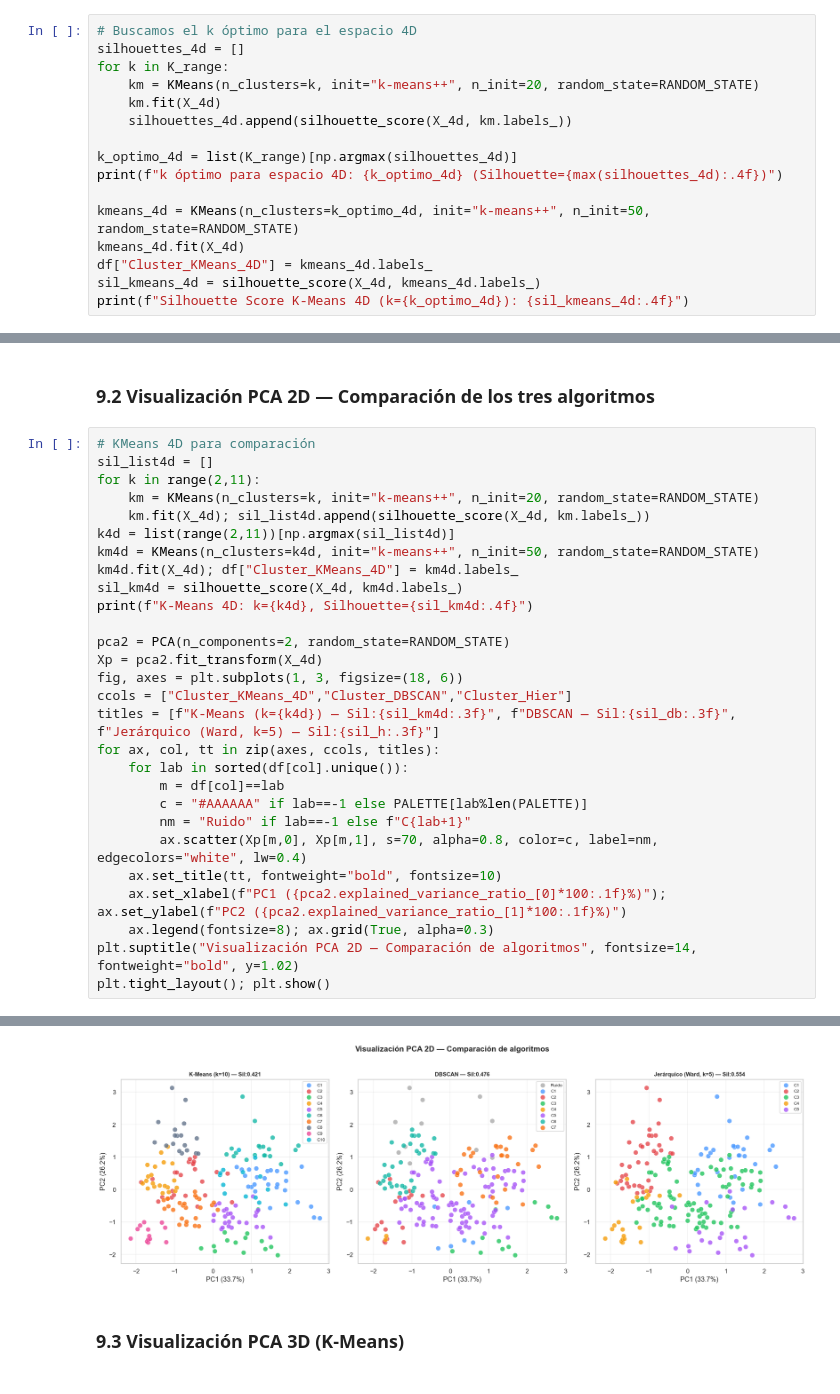
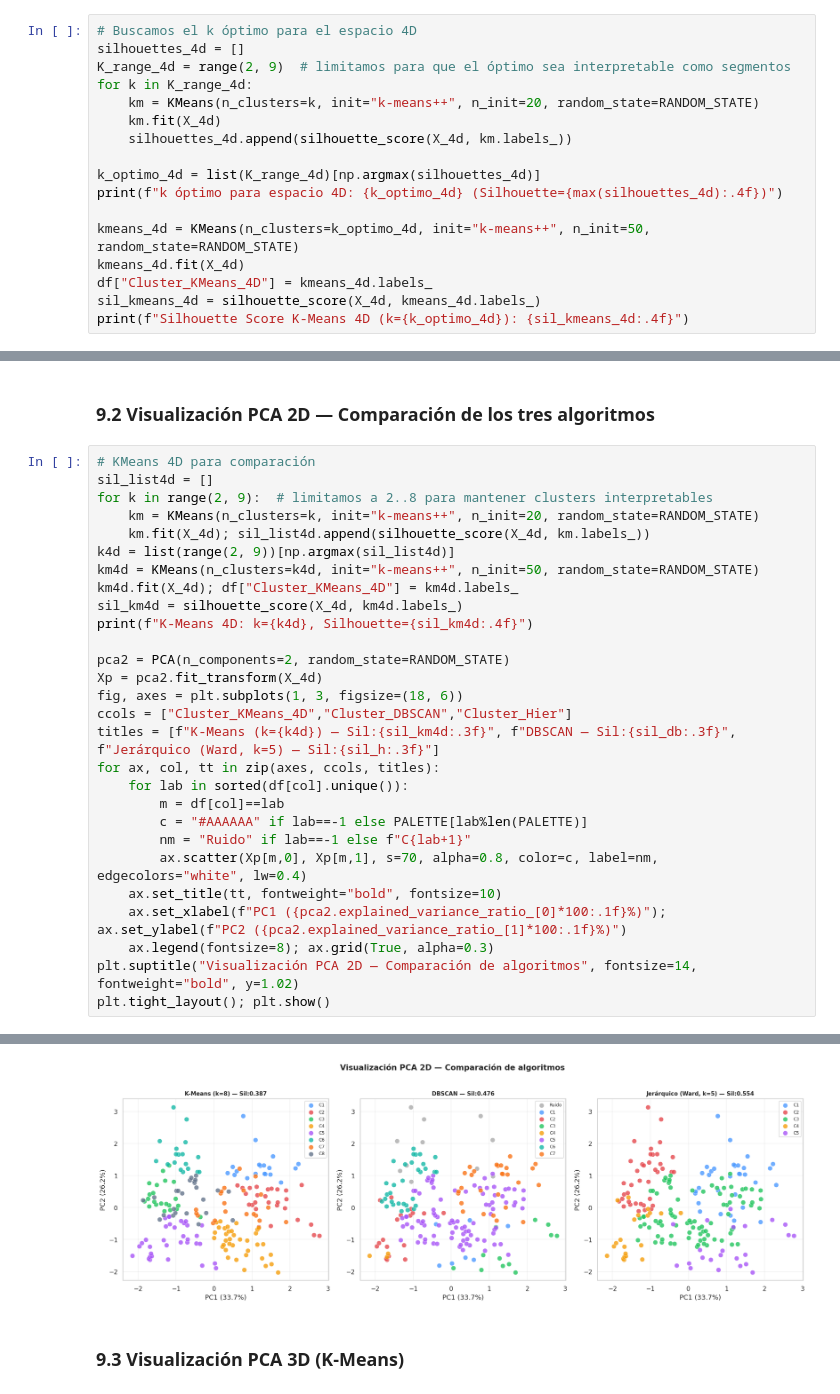
Before and after one commit to EmilianoVS09/Entrega4AnalisisDatos, a Jupyter notebook: Notebooks/Ejercicio_4_Mall_Customers.ipynb, the cells around one changed output, grey strips where cells are left out. Saved outputs shown, nothing was run; the diff lists cells and outputs as text.

```diff
--- a/Notebooks/Ejercicio_4_Mall_Customers.ipynb
+++ b/Notebooks/Ejercicio_4_Mall_Customers.ipynb
@@ -314,12 +316,13 @@ Silhouette Score K-Means (k=5): 0.5547
 # %%
 # Buscamos el k óptimo para el espacio 4D
 silhouettes_4d = []
-for k in K_range:
+K_range_4d = range(2, 9)  # limitamos para que el óptimo sea interpretable como segmentos
+for k in K_range_4d:
     km = KMeans(n_clusters=k, init="k-means++", n_init=20, random_state=RANDOM_STATE)
     km.fit(X_4d)
     silhouettes_4d.append(silhouette_score(X_4d, km.labels_))
 
-k_optimo_4d = list(K_range)[np.argmax(silhouettes_4d)]
+k_optimo_4d = list(K_range_4d)[np.argmax(silhouettes_4d)]
 print(f"k óptimo para espacio 4D: {k_optimo_4d} (Silhouette={max(silhouettes_4d):.4f})")
 
 kmeans_4d = KMeans(n_clusters=k_optimo_4d, init="k-means++", n_init=50, random_state=RANDOM_STATE)
@@ -507,10 +511,10 @@ for i,v in enumerate(ev): print(f"  PC{i+1}: {v*100:.1f}% (acumulado: {cv[i]*100
 # %%
 # KMeans 4D para comparación
 sil_list4d = []
-for k in range(2,11):
+for k in range(2, 9):  # limitamos a 2..8 para mantener clusters interpretables
     km = KMeans(n_clusters=k, init="k-means++", n_init=20, random_state=RANDOM_STATE)
     km.fit(X_4d); sil_list4d.append(silhouette_score(X_4d, km.labels_))
-k4d = list(range(2,11))[np.argmax(sil_list4d)]
+k4d = list(range(2, 9))[np.argmax(sil_list4d)]
 km4d = KMeans(n_clusters=k4d, init="k-means++", n_init=50, random_state=RANDOM_STATE)
 km4d.fit(X_4d); df["Cluster_KMeans_4D"] = km4d.labels_
 sil_km4d = silhouette_score(X_4d, km4d.labels_)
@@ -537,4 +541,4 @@ K-Means 4D: k=10, Silhouette=0.4208
-[figure, old version]
+[figure, new version]
 # %% [markdown]
 ### 9.3 Visualización PCA 3D (K-Means)
 # %%
```
Also changed, not shown: parts of 21 cells of this notebook, 3 other files.
